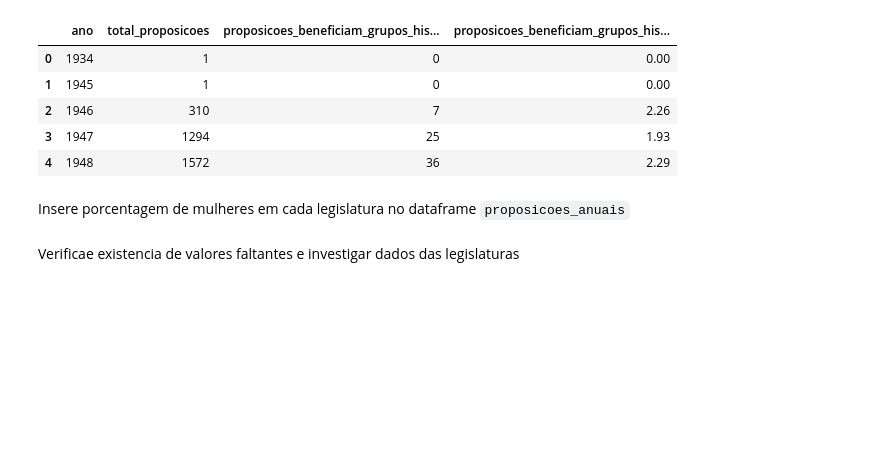
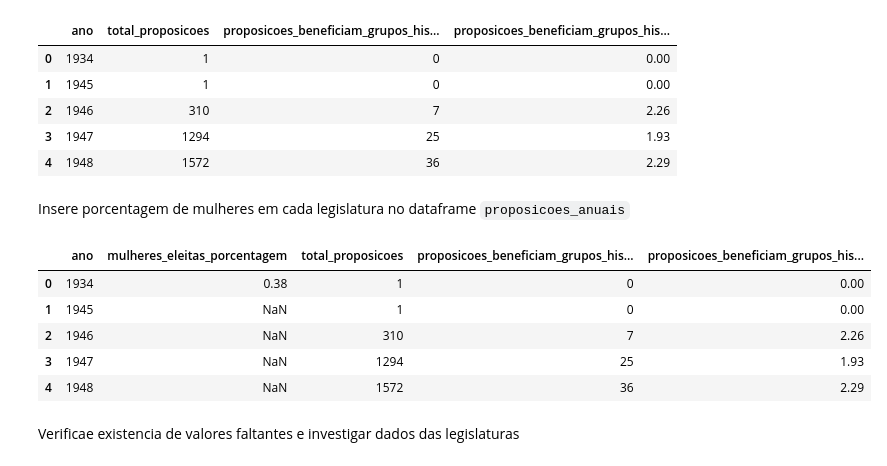
Before and after one commit to cecivieira/cotas-genero-eleicoes-e-proposicoes-legislativas, a Jupyter notebook: tratamento-dados/tratamento-predicao.ipynb, the cells around one changed output. Cells and saved outputs as stored; diff of their text form; code cells hidden in the pictures; blank space fills up the shorter version.

```diff
--- a/tratamento-dados/tratamento-predicao.ipynb
+++ b/tratamento-dados/tratamento-predicao.ipynb
@@ -153,5 +162,14 @@ proposicoes_anuais = [['ano', 'mulheres_eleitas_porcentagem', 'total_proposicoes
        'proposicoes_beneficiam_grupos_historicamente_marginalizados',
        'proposicoes_beneficiam_grupos_historicamente_marginalizados_porcentagem']]
+# %%
+proposicoes_anuais.head()
+# %% [output]
+|  | ano | mulheres_eleitas_porcentagem | total_proposicoes | proposicoes_beneficiam_grupos_his... | proposicoes_beneficiam_grupos_his... |
+| 0 | 1934 | 0.38 | 1 | 0 | 0.00 |
+| 1 | 1945 | NaN | 1 | 0 | 0.00 |
+| 2 | 1946 | NaN | 310 | 7 | 2.26 |
+| 3 | 1947 | NaN | 1294 | 25 | 1.93 |
+| 4 | 1948 | NaN | 1572 | 36 | 2.29 |
 # %% [markdown]
 Verificae existencia de valores faltantes e investigar dados das legislaturas
 # %%
```
Also changed, not shown: parts of 7 cells of this notebook, 6 other files.
